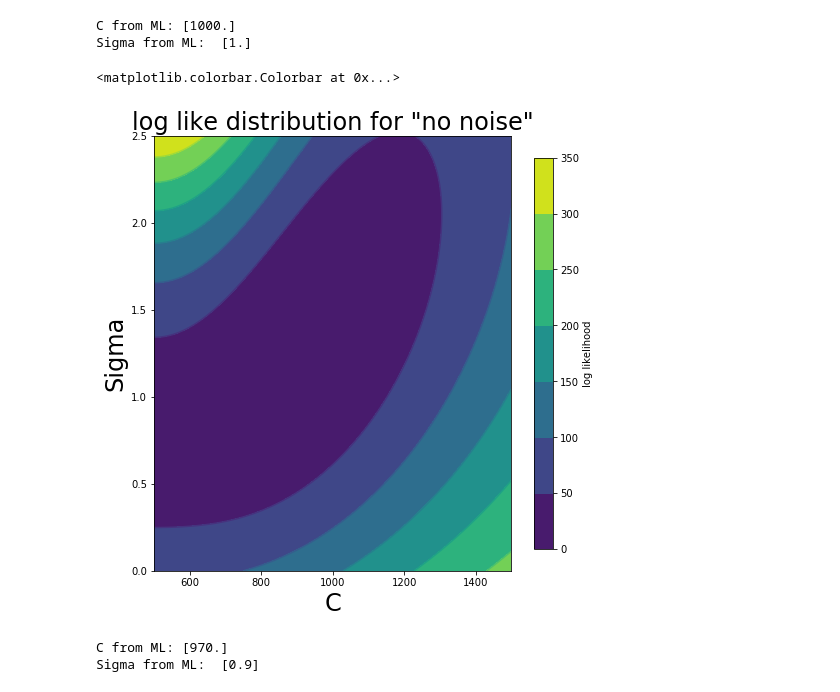
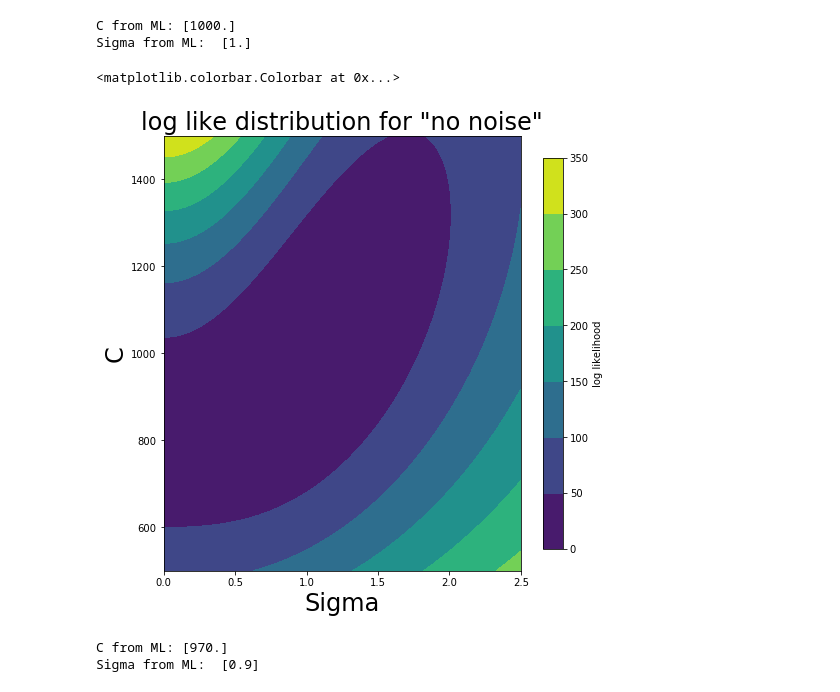
Before and after one commit to gnarayan/ast596_2020_Spring, a Jupyter notebook: homework/SreevaniJarugula/Homework02/homework02.ipynb, the cells around one changed output. Cells and saved outputs as stored; diff of their text form; code cells hidden in the pictures.

Commit message:
Changed_plots

```diff
--- a/homework/SreevaniJarugula/Homework02/homework02.ipynb
+++ b/homework/SreevaniJarugula/Homework02/homework02.ipynb
@@ -648,16 +646,15 @@ C from ML: [1000.]
 Sigma from ML:  [1.]
 # %%
 f, ax1 =  plt.subplots(1,1,figsize=(8,8))
-ax1.contour(C,Sigma,neglnlike_arr_nonoise)
-ax1.set_xlabel('C',fontsize=24)
-ax1.set_ylabel('Sigma',fontsize=24)
+ax1.set_xlabel('Sigma',fontsize=24)
+ax1.set_ylabel('C',fontsize=24)
 ax1.set_title('log like distribution for "no noise"',fontsize=24)
 #im = ax2.imshow(neglnlike_arr_nonoise,origin='lower')
-cs = ax1.contourf(C,Sigma,neglnlike_arr_nonoise)
+cs = ax1.contourf(Sigma,C,neglnlike_arr_nonoise)
 fig.colorbar(cs, ax=ax1, shrink=0.9,label='log likelihood')
 # %% [output]
 <matplotlib.colorbar.Colorbar at 0x...>
-[figure, old version]
+[figure, new version]
 # %%
 # Using "image" as truth
 neglnlike_arr = np.zeros((len(C),len(Sigma)))
```
Also changed, not shown: parts of 2 cells of this notebook.
